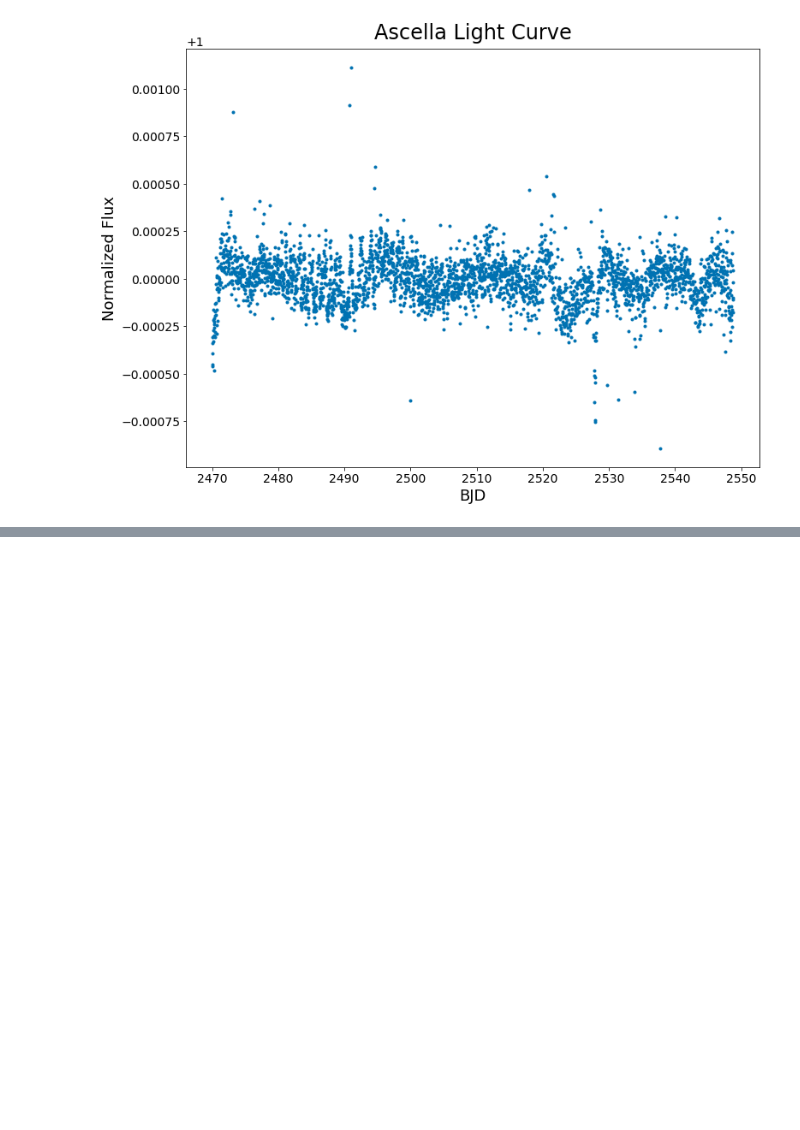
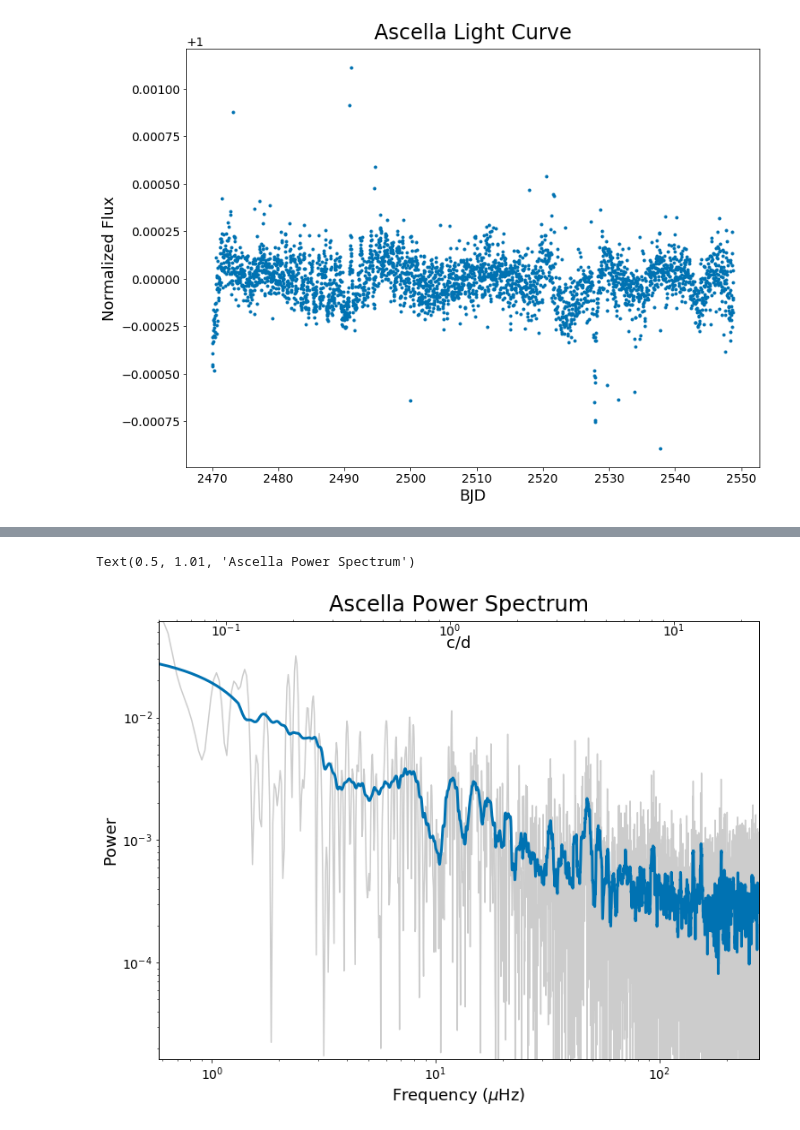
Before and after one commit to benjaminpope/k2halo, a Jupyter notebook: notebooks/sandpit.ipynb, the cells around one changed output, grey strips where cells are left out. Cells and saved outputs as stored; diff of their text form; code cells hidden in the pictures; blank space fills up the shorter version.

```diff
--- a/notebooks/sandpit.ipynb
+++ b/notebooks/sandpit.ipynb
@@ -97,0 +121,26 @@ plt.legend();
+# %%
+
+fig, ax1 = plt.subplots()
+
+ax1.plot(frequency*11.57,power,'0.8',label='Raw')
+ax1.plot(frequency*11.57,spower,linewidth=3.0,label='Smoothed')
+ax1.set_xlim(1./max_p*11.57,1./min_p*11.57)
+
+
+ax1.set_xlabel(r'Frequency ($\mu$Hz)')
+ax1.set_ylabel(r'Power')
+
+ax2 = ax1.twiny()
+
+ax2.set_xlim(1./max_p,1./min_p)
+ax2.set_xlabel('c/d',labelpad=-35)
+ax2.tick_params(axis="x",direction="in", pad=-20)
+ax1.set_xscale('log')
+ax2.set_xscale('log')
+plt.yscale('log')
+
+plt.ylim(np.min(spower)/5.,np.max(power));
+plt.title('Ascella Power Spectrum',y=1.01)
+# %% [output]
+Text(0.5, 1.01, 'Ascella Power Spectrum')
+[figure, added]
```
Also changed, not shown: parts of 10 cells of this notebook, 8 other files.
